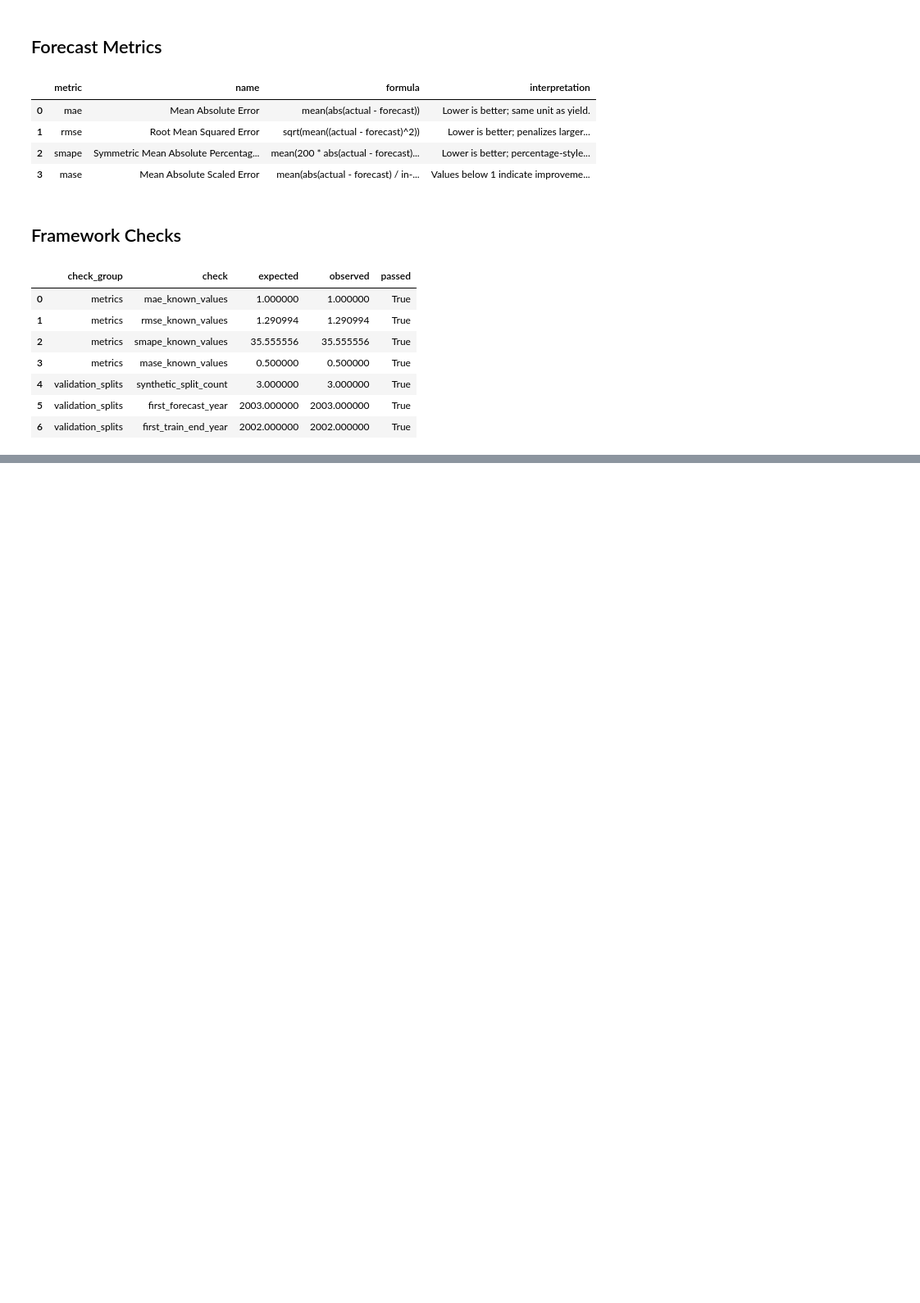
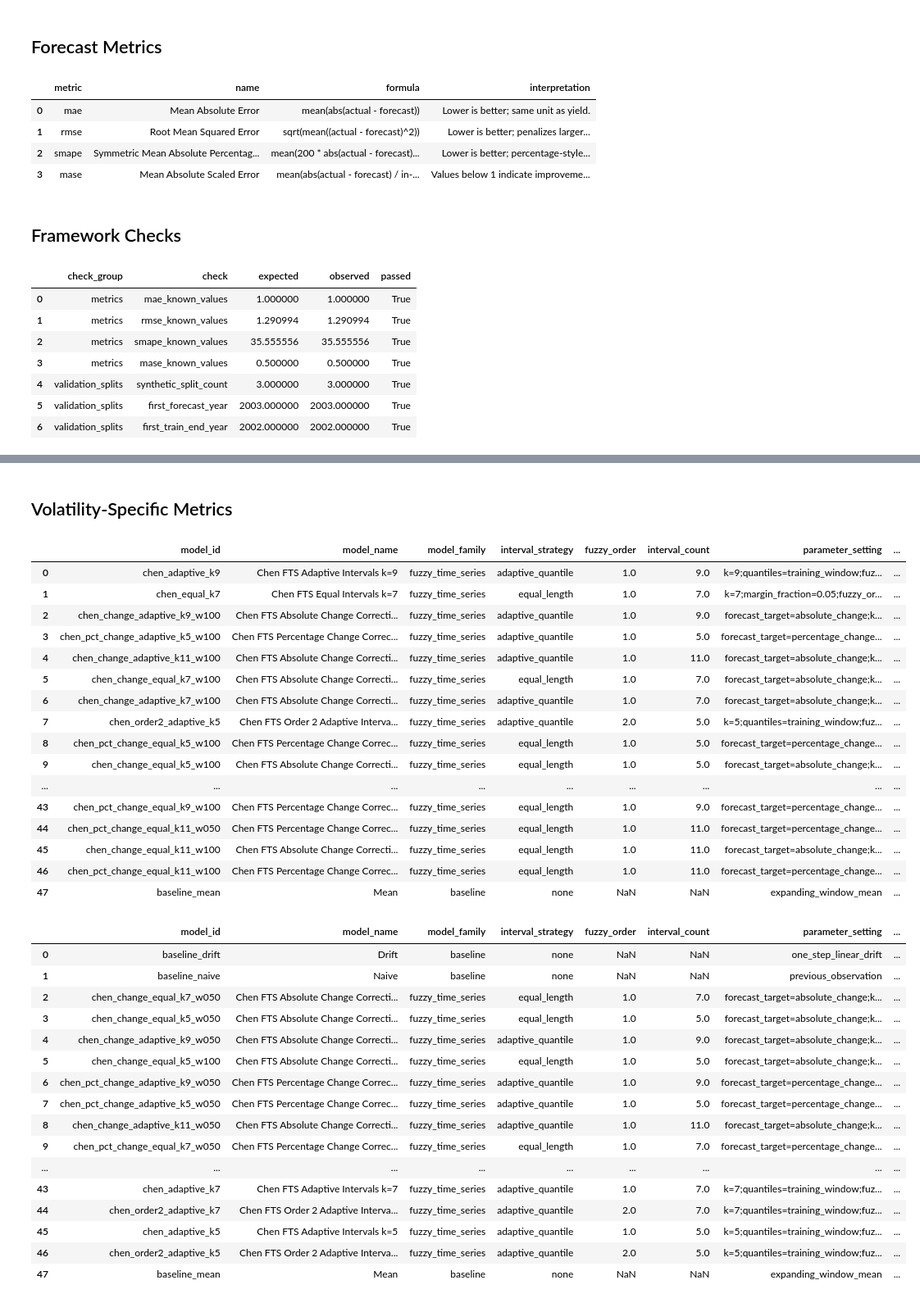
Before and after one commit to Richmiz/Fuzzy, a Jupyter notebook: notebooks/ghana_cocoa_yield_forecasting.ipynb, the cells around one changed output, grey strips where cells are left out. Shown at 82% size. Drawn from its saved outputs; the diff is of its cells as text; code cells hidden in the pictures; blank space fills up the shorter version.

```diff
--- a/notebooks/ghana_cocoa_yield_forecasting.ipynb
+++ b/notebooks/ghana_cocoa_yield_forecasting.ipynb
@@ -254,0 +369,40 @@ validation_checks
+# %% [markdown]
+## Volatility-Specific Metrics
+# %%
+display(volatility_metrics.loc[volatility_metrics["is_evaluation_high_volatility"]].reset_index(drop=True))
+display(volatility_metrics.loc[~volatility_metrics["is_evaluation_high_volatility"]].reset_index(drop=True))
+# %% [output]
+|  | model_id | model_name | model_family | interval_strategy | fuzzy_order | interval_count | parameter_setting | ... |
+| 0 | chen_adaptive_k9 | Chen FTS Adaptive Intervals k=9 | fuzzy_time_series | adaptive_quantile | 1.0 | 9.0 | k=9;quantiles=training_window;fuz... | ... |
+| 1 | chen_equal_k7 | Chen FTS Equal Intervals k=7 | fuzzy_time_series | equal_length | 1.0 | 7.0 | k=7;margin_fraction=0.05;fuzzy_or... | ... |
+| 2 | chen_change_adaptive_k9_w100 | Chen FTS Absolute Change Correcti... | fuzzy_time_series | adaptive_quantile | 1.0 | 9.0 | forecast_target=absolute_change;k... | ... |
+| 3 | chen_pct_change_adaptive_k5_w100 | Chen FTS Percentage Change Correc... | fuzzy_time_series | adaptive_quantile | 1.0 | 5.0 | forecast_target=percentage_change... | ... |
+| 4 | chen_change_adaptive_k11_w100 | Chen FTS Absolute Change Correcti... | fuzzy_time_series | adaptive_quantile | 1.0 | 11.0 | forecast_target=absolute_change;k... | ... |
+| 5 | chen_change_equal_k7_w100 | Chen FTS Absolute Change Correcti... | fuzzy_time_series | equal_length | 1.0 | 7.0 | forecast_target=absolute_change;k... | ... |
+| 6 | chen_change_adaptive_k7_w100 | Chen FTS Absolute Change Correcti... | fuzzy_time_series | adaptive_quantile | 1.0 | 7.0 | forecast_target=absolute_change;k... | ... |
+| 7 | chen_order2_adaptive_k5 | Chen FTS Order 2 Adaptive Interva... | fuzzy_time_series | adaptive_quantile | 2.0 | 5.0 | k=5;quantiles=training_window;fuz... | ... |
+| 8 | chen_pct_change_equal_k5_w100 | Chen FTS Percentage Change Correc... | fuzzy_time_series | equal_length | 1.0 | 5.0 | forecast_target=percentage_change... | ... |
+| 9 | chen_change_equal_k5_w100 | Chen FTS Absolute Change Correcti... | fuzzy_time_series | equal_length | 1.0 | 5.0 | forecast_target=absolute_change;k... | ... |
+| ... | ... | ... | ... | ... | ... | ... | ... | ... |
+| 43 | chen_pct_change_equal_k9_w100 | Chen FTS Percentage Change Correc... | fuzzy_time_series | equal_length | 1.0 | 9.0 | forecast_target=percentage_change... | ... |
+| 44 | chen_pct_change_equal_k11_w050 | Chen FTS Percentage Change Correc... | fuzzy_time_series | equal_length | 1.0 | 11.0 | forecast_target=percentage_change... | ... |
+| 45 | chen_change_equal_k11_w100 | Chen FTS Absolute Change Correcti... | fuzzy_time_series | equal_length | 1.0 | 11.0 | forecast_target=absolute_change;k... | ... |
+| 46 | chen_pct_change_equal_k11_w100 | Chen FTS Percentage Change Correc... | fuzzy_time_series | equal_length | 1.0 | 11.0 | forecast_target=percentage_change... | ... |
+| 47 | baseline_mean | Mean | baseline | none | NaN | NaN | expanding_window_mean | ... |
+|  | model_id | model_name | model_family | interval_strategy | fuzzy_order | interval_count | parameter_setting | ... |
+| 0 | baseline_drift | Drift | baseline | none | NaN | NaN | one_step_linear_drift | ... |
+| 1 | baseline_naive | Naive | baseline | none | NaN | NaN | previous_observation | ... |
+| 2 | chen_change_equal_k7_w050 | Chen FTS Absolute Change Correcti... | fuzzy_time_series | equal_length | 1.0 | 7.0 | forecast_target=absolute_change;k... | ... |
+| 3 | chen_change_equal_k5_w050 | Chen FTS Absolute Change Correcti... | fuzzy_time_series | equal_length | 1.0 | 5.0 | forecast_target=absolute_change;k... | ... |
+| 4 | chen_change_adaptive_k9_w050 | Chen FTS Absolute Change Correcti... | fuzzy_time_series | adaptive_quantile | 1.0 | 9.0 | forecast_target=absolute_change;k... | ... |
+| 5 | chen_change_equal_k5_w100 | Chen FTS Absolute Change Correcti... | fuzzy_time_series | equal_length | 1.0 | 5.0 | forecast_target=absolute_change;k... | ... |
+| 6 | chen_pct_change_adaptive_k9_w050 | Chen FTS Percentage Change Correc... | fuzzy_time_series | adaptive_quantile | 1.0 | 9.0 | forecast_target=percentage_change... | ... |
+| 7 | chen_pct_change_adaptive_k5_w050 | Chen FTS Percentage Change Correc... | fuzzy_time_series | adaptive_quantile | 1.0 | 5.0 | forecast_target=percentage_change... | ... |
+| 8 | chen_change_adaptive_k11_w050 | Chen FTS Absolute Change Correcti... | fuzzy_time_series | adaptive_quantile | 1.0 | 11.0 | forecast_target=absolute_change;k... | ... |
+| 9 | chen_pct_change_equal_k7_w050 | Chen FTS Percentage Change Correc... | fuzzy_time_series | equal_length | 1.0 | 7.0 | forecast_target=percentage_change... | ... |
+| ... | ... | ... | ... | ... | ... | ... | ... | ... |
+| 43 | chen_adaptive_k7 | Chen FTS Adaptive Intervals k=7 | fuzzy_time_series | adaptive_quantile | 1.0 | 7.0 | k=7;quantiles=training_window;fuz... | ... |
+| 44 | chen_order2_adaptive_k7 | Chen FTS Order 2 Adaptive Interva... | fuzzy_time_series | adaptive_quantile | 2.0 | 7.0 | k=7;quantiles=training_window;fuz... | ... |
+| 45 | chen_adaptive_k5 | Chen FTS Adaptive Intervals k=5 | fuzzy_time_series | adaptive_quantile | 1.0 | 5.0 | k=5;quantiles=training_window;fuz... | ... |
+| 46 | chen_order2_adaptive_k5 | Chen FTS Order 2 Adaptive Interva... | fuzzy_time_series | adaptive_quantile | 2.0 | 5.0 | k=5;quantiles=training_window;fuz... | ... |
+| 47 | baseline_mean | Mean | baseline | none | NaN | NaN | expanding_window_mean | ... |
```
Also changed, not shown: parts of 42 cells of this notebook, 31 other files.
